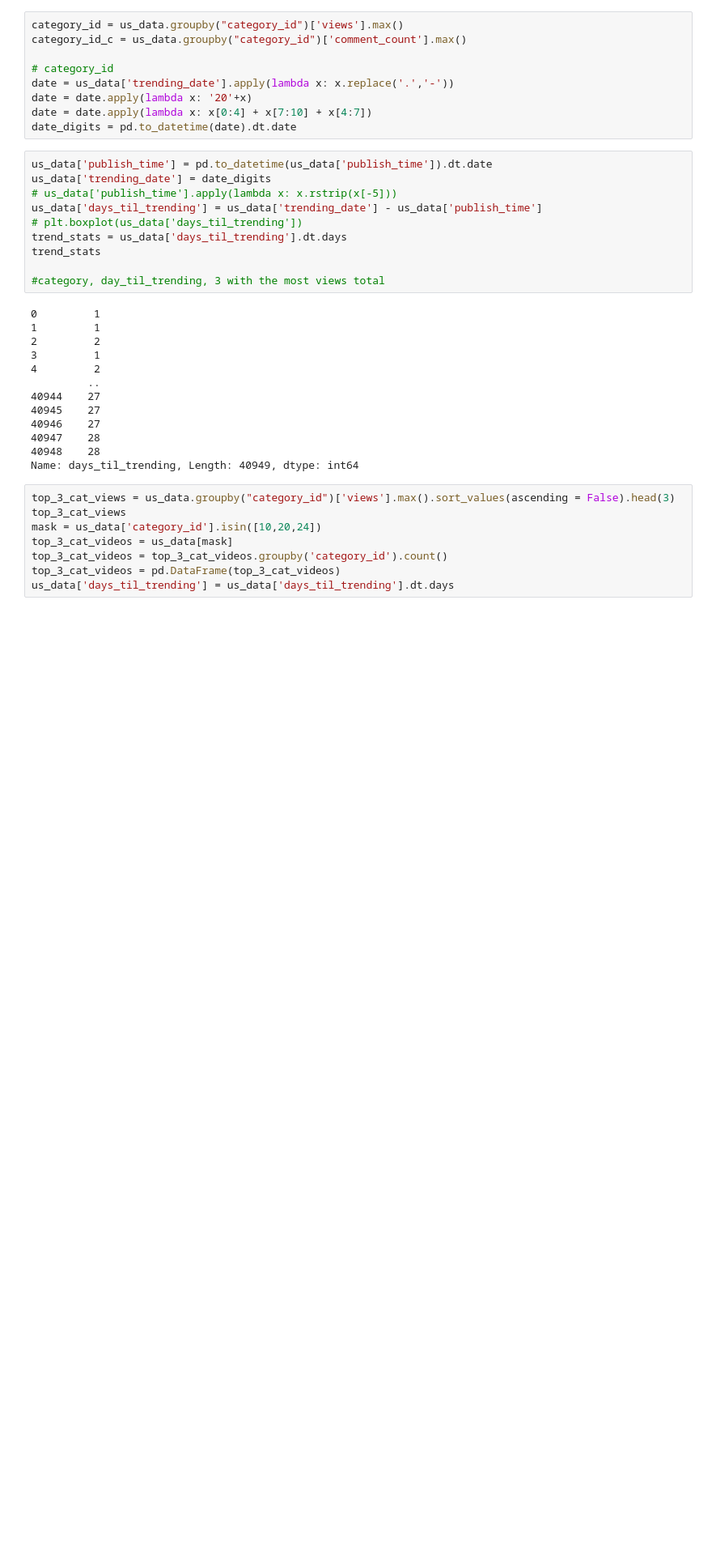
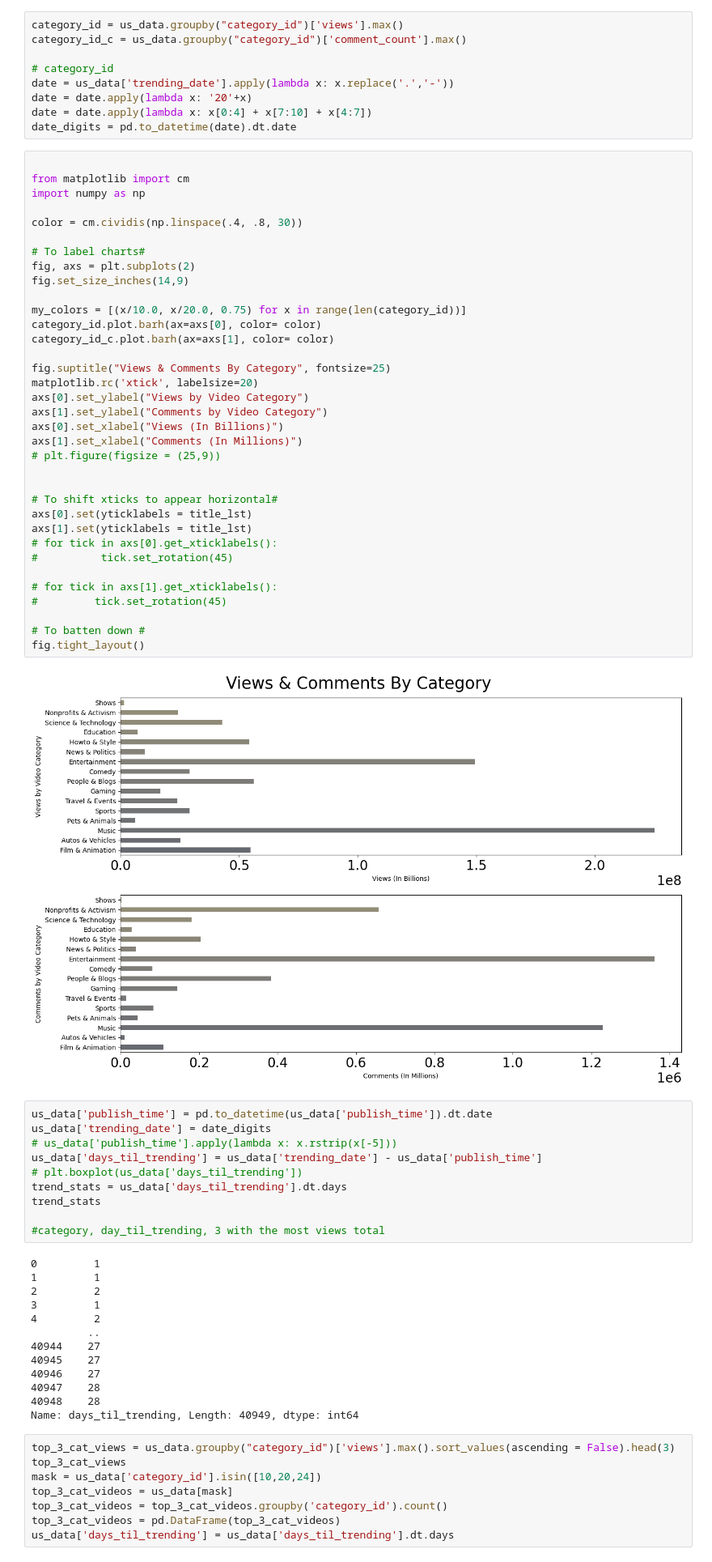
Before and after one commit to tralinde/tralinde_EDA_group_presentation, a Jupyter notebook: notebooks/youtube_EDA.ipynb, the cells around one changed output. Shown at 81% size. Drawn from its saved outputs; the diff is of its cells as text; blank space fills up the shorter version.

```diff
--- a/notebooks/youtube_EDA.ipynb
+++ b/notebooks/youtube_EDA.ipynb
@@ -133,6 +103,43 @@ date = us_data['trending_date'].apply(lambda x: x.replace('.','-'))
 date = date.apply(lambda x: '20'+x)
 date = date.apply(lambda x: x[0:4] + x[7:10] + x[4:7])
 date_digits = pd.to_datetime(date).dt.date
+# %%
+
+from matplotlib import cm
+import numpy as np
+
+color = cm.cividis(np.linspace(.4, .8, 30))
+
+# To label charts#
+fig, axs = plt.subplots(2)
+fig.set_size_inches(14,9)
+
+my_colors = [(x/10.0, x/20.0, 0.75) for x in range(len(category_id))]
+category_id.plot.barh(ax=axs[0], color= color)
+category_id_c.plot.barh(ax=axs[1], color= color)
+
+fig.suptitle("Views & Comments By Category", fontsize=25)
+matplotlib.rc('xtick', labelsize=20)
+axs[0].set_ylabel("Views by Video Category")
+axs[1].set_ylabel("Comments by Video Category")
+axs[0].set_xlabel("Views (In Billions)")
+axs[1].set_xlabel("Comments (In Millions)")
+# plt.figure(figsize = (25,9))
+
+
+# To shift xticks to appear horizontal#
+axs[0].set(yticklabels = title_lst)
+axs[1].set(yticklabels = title_lst)
+# for tick in axs[0].get_xticklabels():
+#          tick.set_rotation(45)
+
+# for tick in axs[1].get_xticklabels():
+#         tick.set_rotation(45)
+
+# To batten down #
+fig.tight_layout()
+# %% [output]
+[figure, added]
 # %%
 us_data['publish_time'] = pd.to_datetime(us_data['publish_time']).dt.date
 us_data['trending_date'] = date_digits
```
Also changed, not shown: parts of 1 cell of this notebook, 1 other file.
